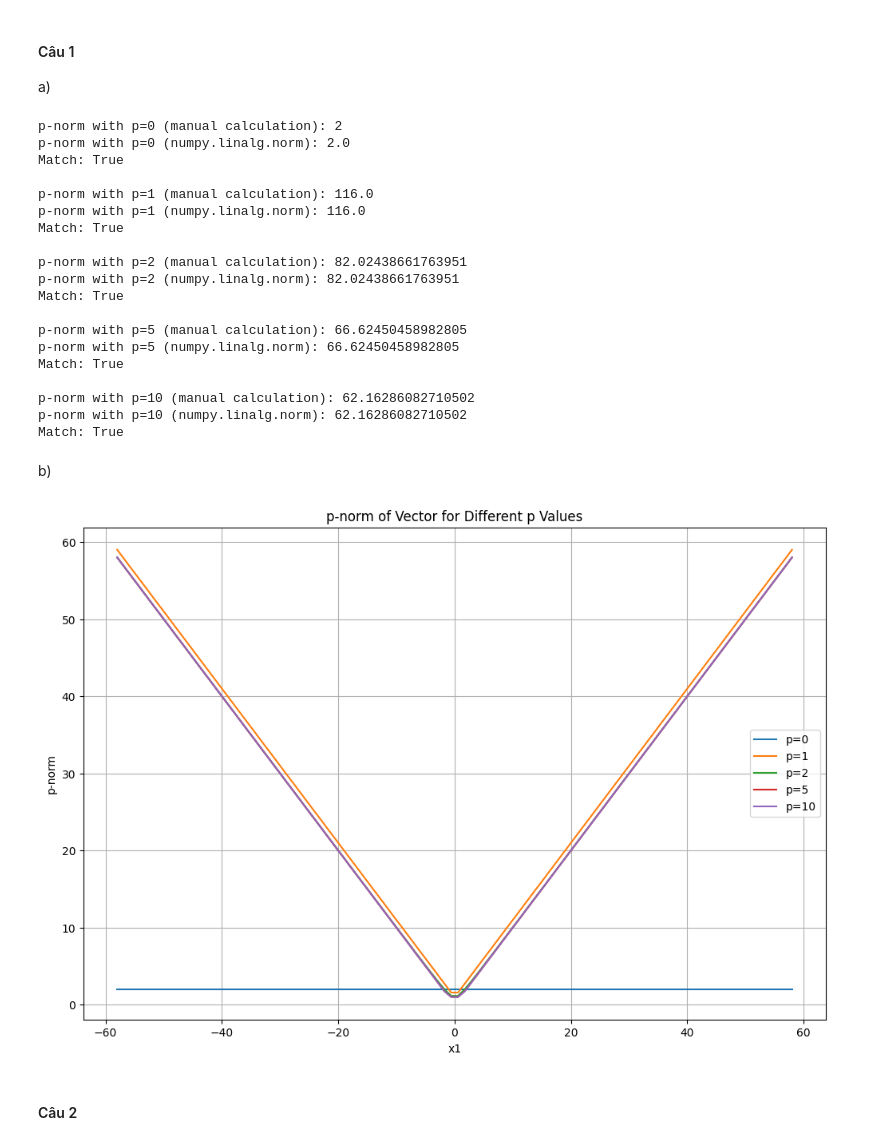
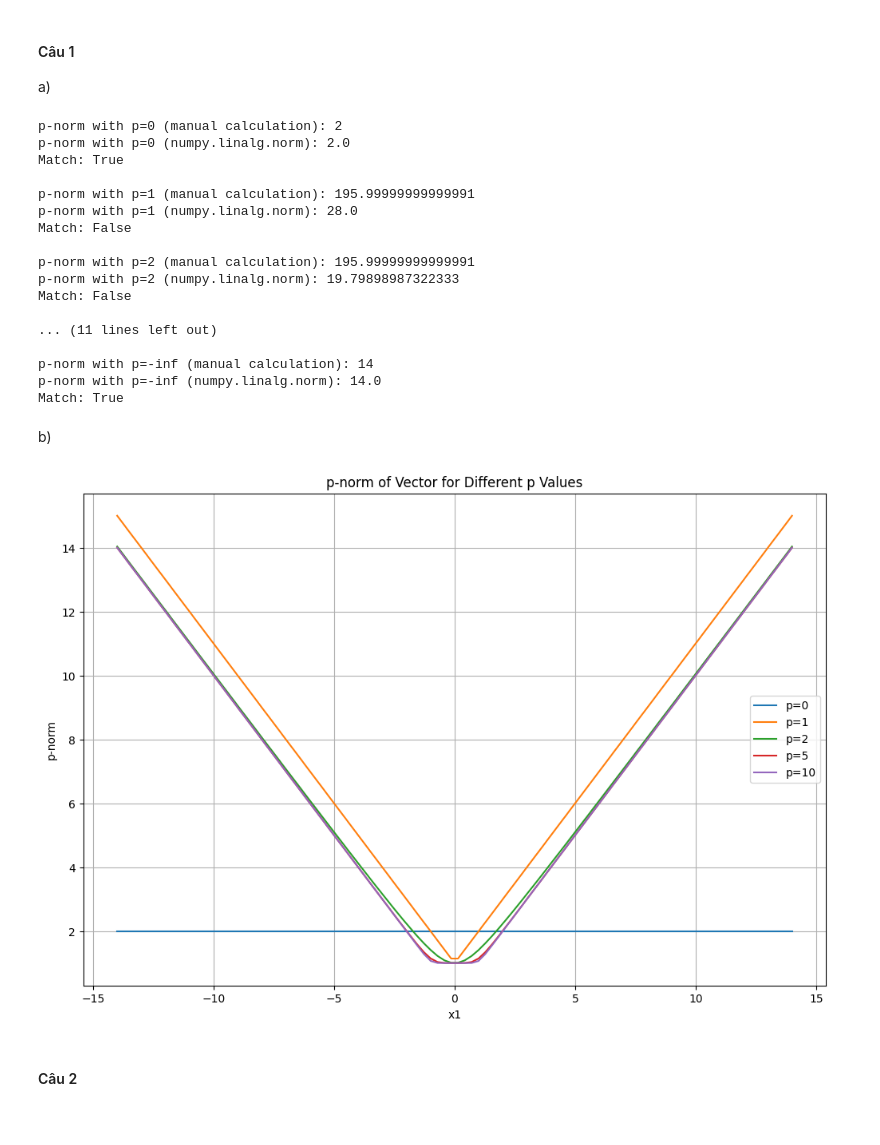
Before and after one commit to han24524/Math4ML, a Jupyter notebook: ThaiLyHan_22AD014_Lab3.ipynb, the cells around one changed output. Cells and saved outputs as stored; diff of their text form; code cells hidden in the pictures.

```diff
--- a/ThaiLyHan_22AD014_Lab3.ipynb
+++ b/ThaiLyHan_22AD014_Lab3.ipynb
@@ -11,19 +11,26 @@ last_id = 14
 a)
 # %%
 def p_norm(x, p):
-    """Calculate the p-norm of vector x for given p."""
+    """Calculate the p-norm of vector x for given p manually."""
     if p == 0:
         # For p = 0, return the number of non-zero elements
         return np.sum(x != 0)
+    elif p == np.inf:
+        # For p = infinity, return the maximum absolute value
+        return np.max(np.abs(x))
+    elif p == -np.inf:
+        # For p = -infinity, return the minimum absolute value
+        return np.min(np.abs(x))
     else:
-        # For p != 0, calculate the p-norm
-        return np.linalg.norm(x, ord=p)
+        # For other p, calculate the p-norm manually using logarithms to avoid overflow
+        abs_values = np.abs(x)
+        log_sum = np.sum(p * np.log(abs_values)) / p
+        return np.exp(log_sum)
 
-# Input vector
-x = np.array([-58, 58])
+x = np.array([-last_id, last_id])
 
 # List of p values to test
-p_values = [0, 1, 2, 5, 10]
+p_values = [0, 1, 2, 5, 10, np.inf, -np.inf]
 
 # Calculate and compare p-norms
 for p in p_values:
@@ -39,53 +46,51 @@ p-norm with p=0 (manual calculation): 2
 p-norm with p=0 (numpy.linalg.norm): 2.0
 Match: True
 
-p-norm with p=1 (manual calculation): 116.0
-p-norm with p=1 (numpy.linalg.norm): 116.0
+p-norm with p=1 (manual calculation): 195.99999999999991
+p-norm with p=1 (numpy.linalg.norm): 28.0
+Match: False
+
+p-norm with p=2 (manual calculation): 195.99999999999991
+p-norm with p=2 (numpy.linalg.norm): 19.79898987322333
+Match: False
+
+... (11 lines left out)
+
+p-norm with p=-inf (manual calculation): 14
+p-norm with p=-inf (numpy.linalg.norm): 14.0
 Match: True
-
-p-norm with p=2 (manual calculation): 82.02438661763951
-p-norm with p=2 (numpy.linalg.norm): 82.02438661763951
-Match: True
-
-p-norm with p=5 (manual calculation): 66.62450458982805
-p-norm with p=5 (numpy.linalg.norm): 66.62450458982805
-Match: True
-
-p-norm with p=10 (manual calculation): 62.16286082710502
-p-norm with p=10 (numpy.linalg.norm): 62.16286082710502
-Match: True
 # %% [markdown]
 b)
 # %%
 def calculate_p_norm(x1, p):
     """Calculate p-norm of vector x for given p."""
     x = np.array([x1, 1])  # Example for x2 = 1
     if p == 0:
         return np.sum(x != 0)
     else:
         return np.linalg.norm(x, ord=p)
 
-# Generate 100 values of x1 from [-1, 1]
-x1_values = np.linspace(-58, 58, 100)
+# Generate 100 values of x1 from id
+x1_values = np.linspace(-last_id, last_id, 100)
 
 # List of p values
 p_values = [0, 1, 2, 5, 10]
 
 # Plotting
 plt.figure(figsize=(12, 8))
 
 for p in p_values:
     x2_values = [calculate_p_norm(x1, p) for x1 in x1_values]
     plt.plot(x1_values, x2_values, label=f'p={p}')
 
 plt.title('p-norm of Vector for Different p Values')
 plt.xlabel('x1')
 plt.ylabel('p-norm')
 plt.legend()
 plt.grid(True)
 plt.show()
 # %% [output]
-[figure, old version]
+[figure, new version]
 # %% [markdown]
 #### Câu 2
 # %%
```
Also changed, not shown: parts of 1 cell of this notebook, 5 other files.
